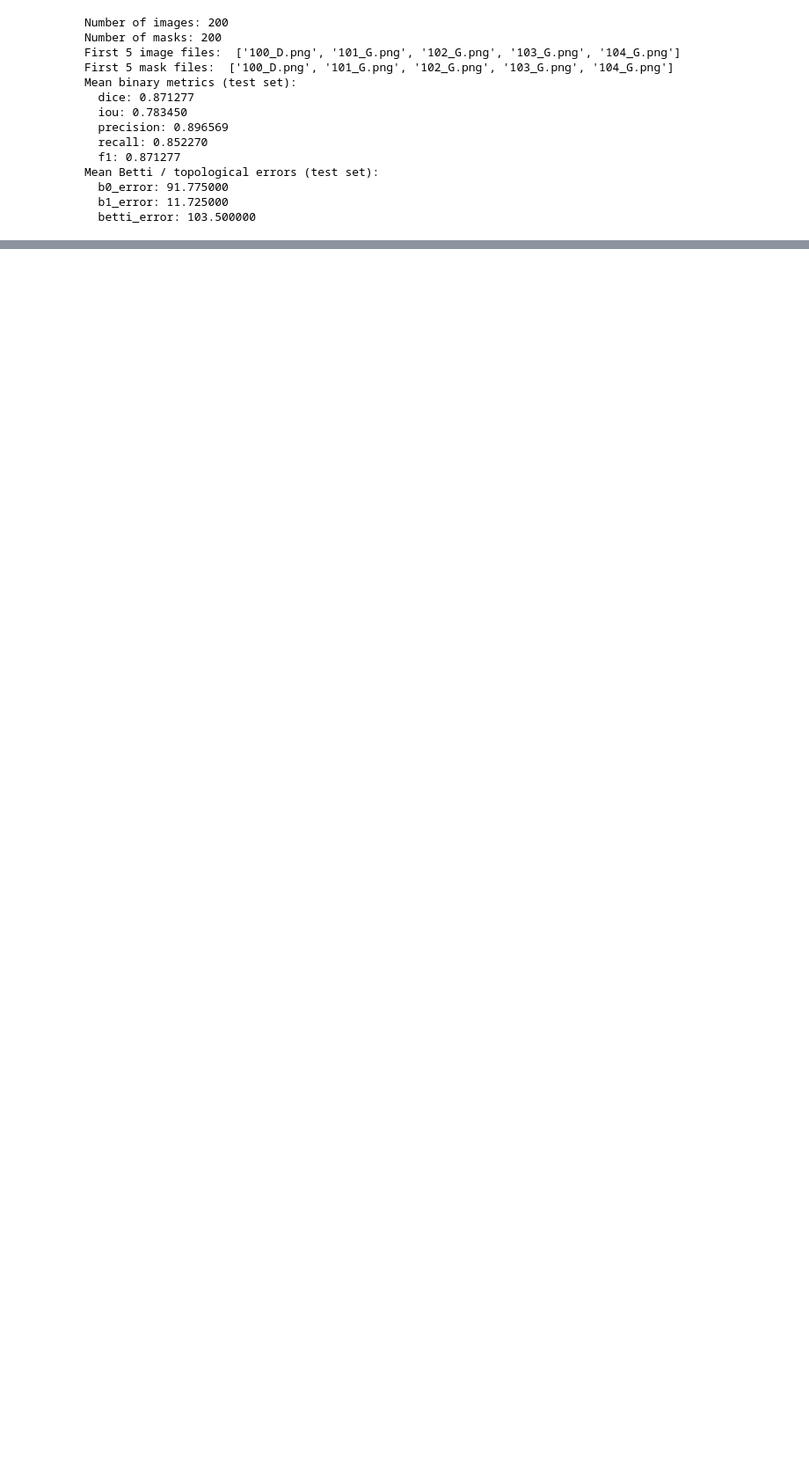
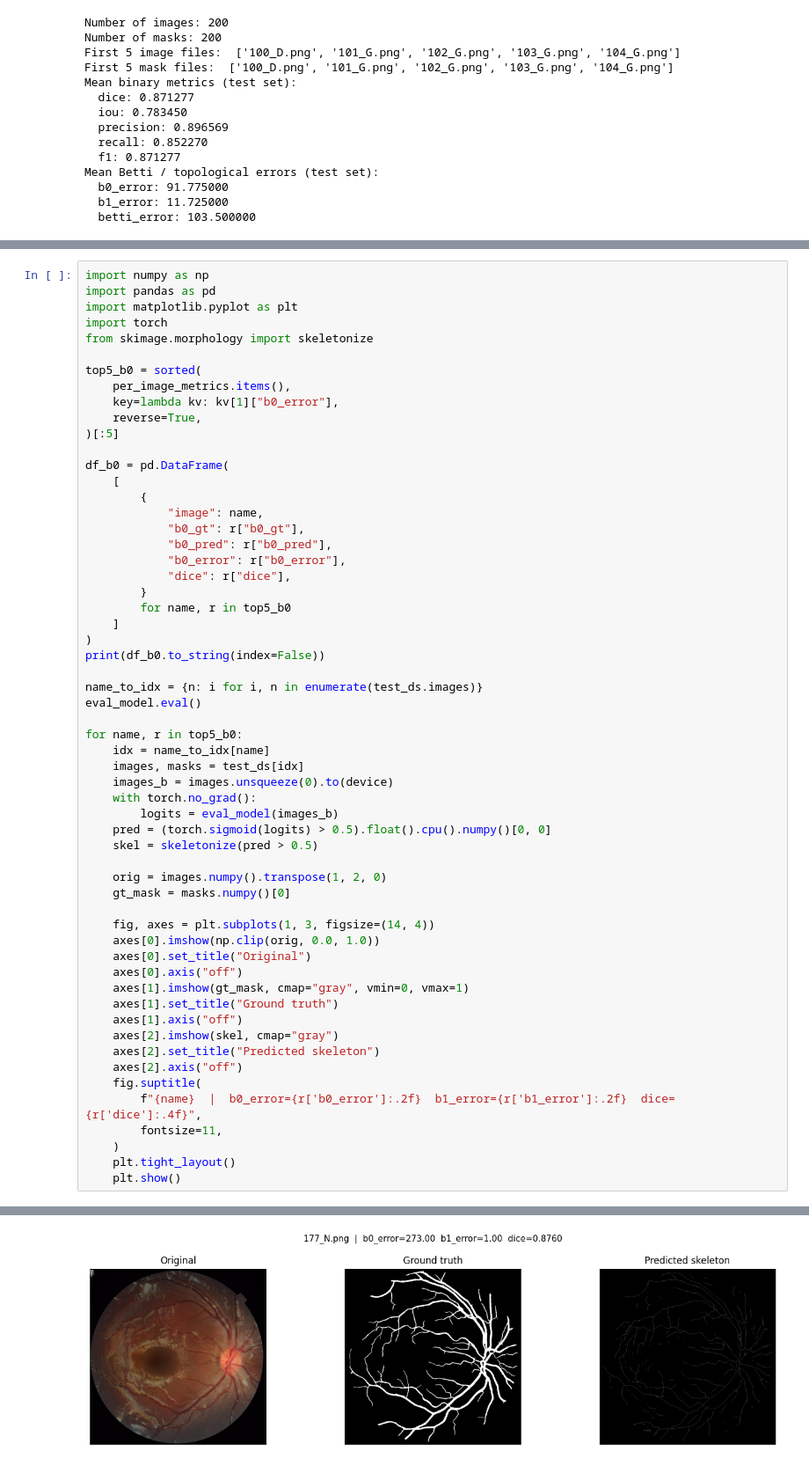
Before and after one commit to UML-CV-2026/final_submission, a Jupyter notebook: main.ipynb, the cells around one changed output, grey strips where cells are left out. Shown at 88% size. Cells and saved outputs as stored; diff of their text form; blank space fills up the shorter version.

Commit message:
chore: top 5 betti errors

```diff
--- a/main.ipynb
+++ b/main.ipynb
@@ -630,0 +635,59 @@ Mean Betti / topological errors (test set):
+# %%
+import numpy as np
+import pandas as pd
+import matplotlib.pyplot as plt
+import torch
+from skimage.morphology import skeletonize
+
+top5_b0 = sorted(
+    per_image_metrics.items(),
+    key=lambda kv: kv[1]["b0_error"],
+    reverse=True,
+)[:5]
+
+df_b0 = pd.DataFrame(
+    [
+        {
+            "image": name,
+            "b0_gt": r["b0_gt"],
+            "b0_pred": r["b0_pred"],
+            "b0_error": r["b0_error"],
+            "dice": r["dice"],
+        }
+        for name, r in top5_b0
+    ]
+)
+print(df_b0.to_string(index=False))
+
+name_to_idx = {n: i for i, n in enumerate(test_ds.images)}
+eval_model.eval()
+
+for name, r in top5_b0:
+    idx = name_to_idx[name]
+    images, masks = test_ds[idx]
+    images_b = images.unsqueeze(0).to(device)
+    with torch.no_grad():
+        logits = eval_model(images_b)
+    pred = (torch.sigmoid(logits) > 0.5).float().cpu().numpy()[0, 0]
+    skel = skeletonize(pred > 0.5)
+
+    orig = images.numpy().transpose(1, 2, 0)
+    gt_mask = masks.numpy()[0]
+
+    fig, axes = plt.subplots(1, 3, figsize=(14, 4))
+    axes[0].imshow(np.clip(orig, 0.0, 1.0))
+    axes[0].set_title("Original")
+    axes[0].axis("off")
+    axes[1].imshow(gt_mask, cmap="gray", vmin=0, vmax=1)
+    axes[1].set_title("Ground truth")
+    axes[1].axis("off")
+    axes[2].imshow(skel, cmap="gray")
+    axes[2].set_title("Predicted skeleton")
+    axes[2].axis("off")
+    fig.suptitle(
+        f"{name}  |  b0_error={r['b0_error']:.2f}  b1_error={r['b1_error']:.2f}  dice={r['dice']:.4f}",
+        fontsize=11,
+    )
+    plt.tight_layout()
+    plt.show()
+# %% [output]
@@ -630,0 +700 @@ Mean Betti / topological errors (test set):
+[figure, added]
```
Also changed, not shown: parts of 7 cells of this notebook.
